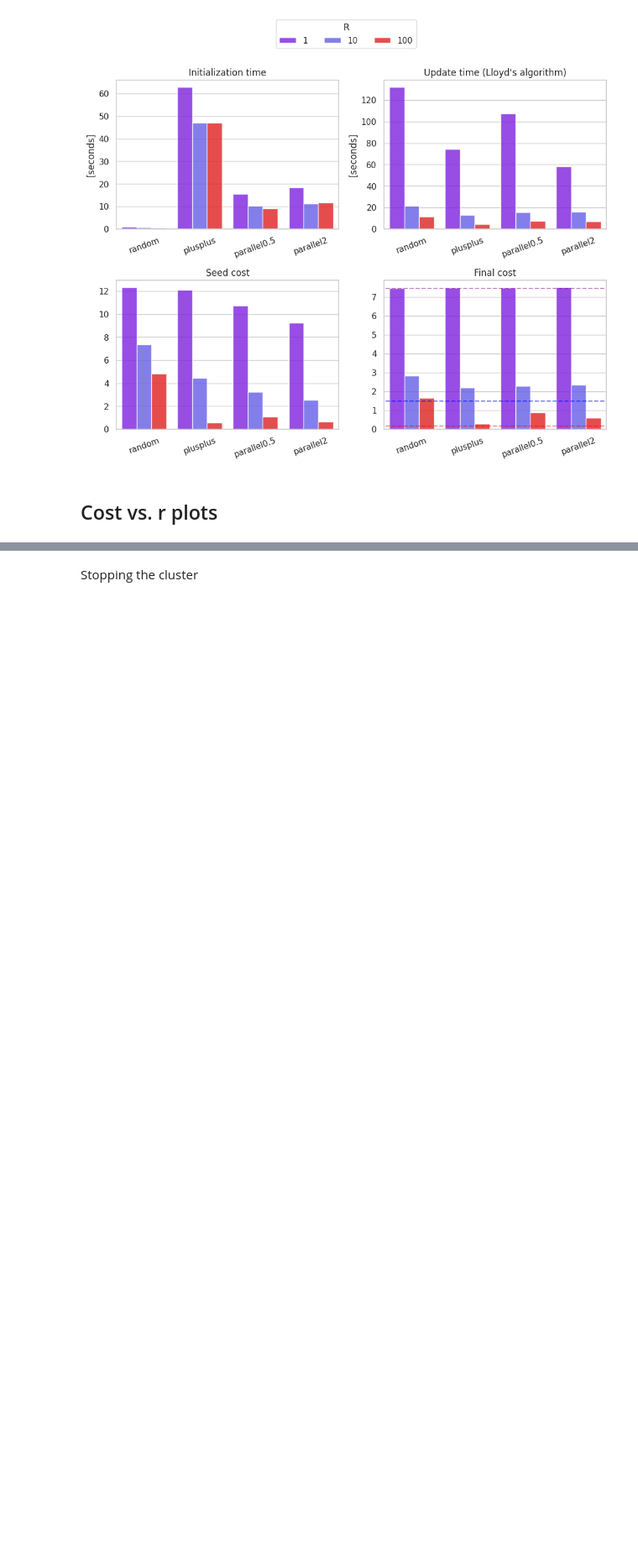
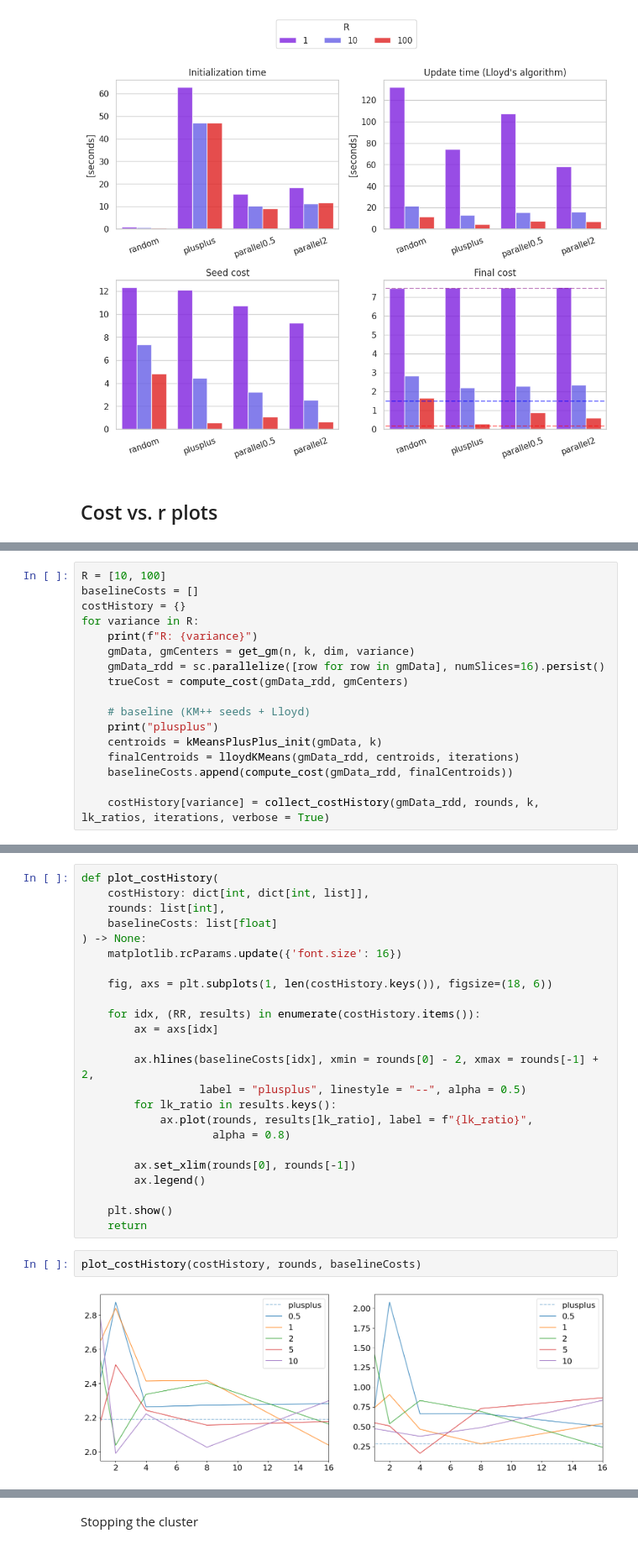
Before and after one commit to GiacomoGasparotto/Distributed-K-means, a Jupyter notebook: final.ipynb, the cells around one changed output, grey strips where cells are left out. Shown at 84% size. Saved outputs shown, nothing was run; the diff lists cells and outputs as text; blank space fills up the shorter version.

```diff
--- a/final.ipynb
+++ b/final.ipynb
@@ -315,0 +262,17 @@ COMPLETED:
+# %%
+R = [10, 100]
+baselineCosts = []
+costHistory = {}
+for variance in R:
+    print(f"R: {variance}")
+    gmData, gmCenters = get_gm(n, k, dim, variance)
+    gmData_rdd = sc.parallelize([row for row in gmData], numSlices=16).persist()
+    trueCost = compute_cost(gmData_rdd, gmCenters)
+
+    # baseline (KM++ seeds + Lloyd)
+    print("plusplus")
+    centroids = kMeansPlusPlus_init(gmData, k)
+    finalCentroids = lloydKMeans(gmData_rdd, centroids, iterations)
+    baselineCosts.append(compute_cost(gmData_rdd, finalCentroids))
+
+    costHistory[variance] = collect_costHistory(gmData_rdd, rounds, k, lk_ratios, iterations, verbose = True)
@@ -316 +293,29 @@ COMPLETED:
+# %%
+def plot_costHistory(
+    costHistory: dict[int, dict[int, list]],
+    rounds: list[int],
+    baselineCosts: list[float]
+) -> None:
+    matplotlib.rcParams.update({'font.size': 16})
+
+    fig, axs = plt.subplots(1, len(costHistory.keys()), figsize=(18, 6))
+
+    for idx, (RR, results) in enumerate(costHistory.items()):
+        ax = axs[idx]
+
+        ax.hlines(baselineCosts[idx], xmin = rounds[0] - 2, xmax = rounds[-1] + 2,
+                  label = "plusplus", linestyle = "--", alpha = 0.5)
+        for lk_ratio in results.keys():
+            ax.plot(rounds, results[lk_ratio], label = f"{lk_ratio}",
+                    alpha = 0.8)
+
+        ax.set_xlim(rounds[0], rounds[-1])
+        ax.legend()
+
+    plt.show()
+    return
+# %%
+plot_costHistory(costHistory, rounds, baselineCosts)
+# %% [output]
+[figure, added]
 # %%
```
Also changed, not shown: parts of 28 cells of this notebook, 4 other files.
